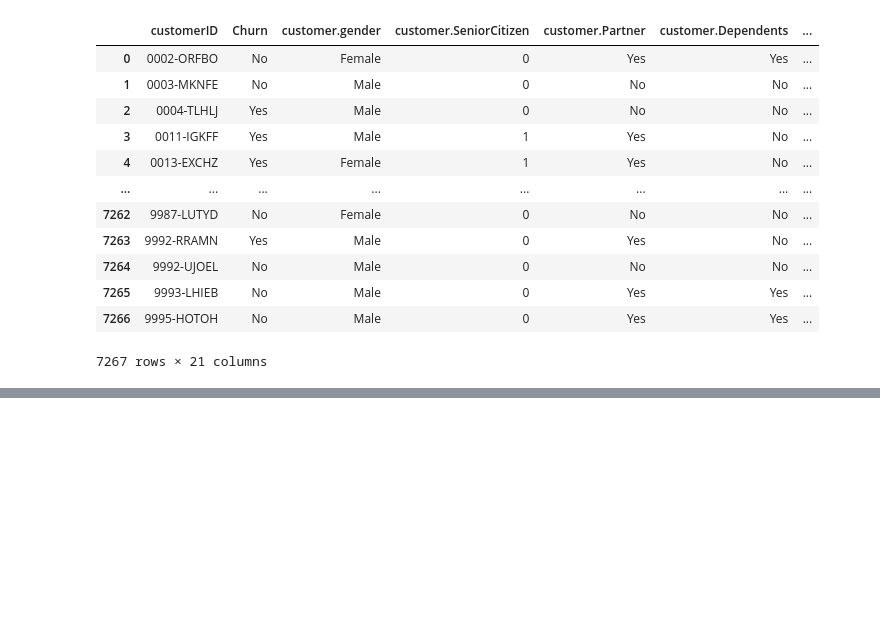
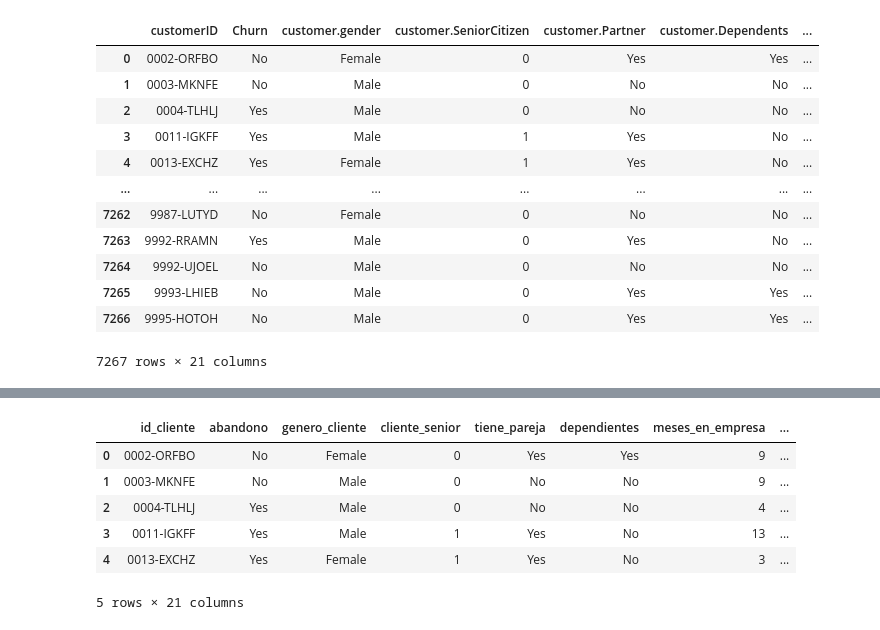
Before and after one commit to Nataliahfk/Telecom-X_-segundo-challenge, a Jupyter notebook: Telecom_X_Clallenge_Latam.ipynb, the cells around one changed output, grey strips where cells are left out. Cells and saved outputs as stored; diff of their text form; code cells hidden in the pictures; blank space fills up the shorter version.

```diff
--- a/Telecom_X_Clallenge_Latam.ipynb
+++ b/Telecom_X_Clallenge_Latam.ipynb
@@ -65,0 +88,36 @@ df_normalizado
+# %%
+#renombrando columnas
+# inplace=True 👉 Modifica el DataFrame original en el lugar
+df_normalizado.rename(columns={
+ 'customerID':'id_cliente',
+ 'Churn':'abandono',
+ 'customer.gender':'genero_cliente',
+ 'customer.SeniorCitizen':'cliente_senior',
+ 'customer.Partner':'tiene_pareja',
+ 'customer.Dependents':'dependientes',
+ 'customer.tenure': 'meses_en_empresa',
+ 'phone.PhoneService':'servicio_telefonico',
+ 'phone.MultipleLines':'lineas_multiples',
+ 'internet.InternetService':'servicio_internet',
+ 'internet.OnlineSecurity':'seguridad_online',
+ 'internet.OnlineBackup':'respaldo_online',
+ 'internet.DeviceProtection':'proteccion_dispositivo',
+ 'internet.TechSupport':'soporte_tecnico',
+ 'internet.StreamingTV':'tv_streaming',
+ 'internet.StreamingMovies':'peliculas_streaming',
+ 'account.Contract':'tipo_contrato',
+ 'account.PaperlessBilling':'factura_electronica',
+ 'account.PaymentMethod':'metodo_pago',
+ 'account.Charges.Monthly':'cargo_mensual',
+ 'account.Charges.Total':'cargo_total'
+}, inplace=True)
+
+df_normalizado.head()
+# %% [output]
+|  | id_cliente | abandono | genero_cliente | cliente_senior | tiene_pareja | dependientes | meses_en_empresa | ... |
+| 0 | 0002-ORFBO | No | Female | 0 | Yes | Yes | 9 | ... |
+| 1 | 0003-MKNFE | No | Male | 0 | No | No | 9 | ... |
+| 2 | 0004-TLHLJ | Yes | Male | 0 | No | No | 4 | ... |
+| 3 | 0011-IGKFF | Yes | Male | 1 | Yes | No | 13 | ... |
+| 4 | 0013-EXCHZ | Yes | Female | 1 | Yes | No | 3 | ... |
+5 rows × 21 columns
```
Also changed, not shown: parts of 2 cells of this notebook.
